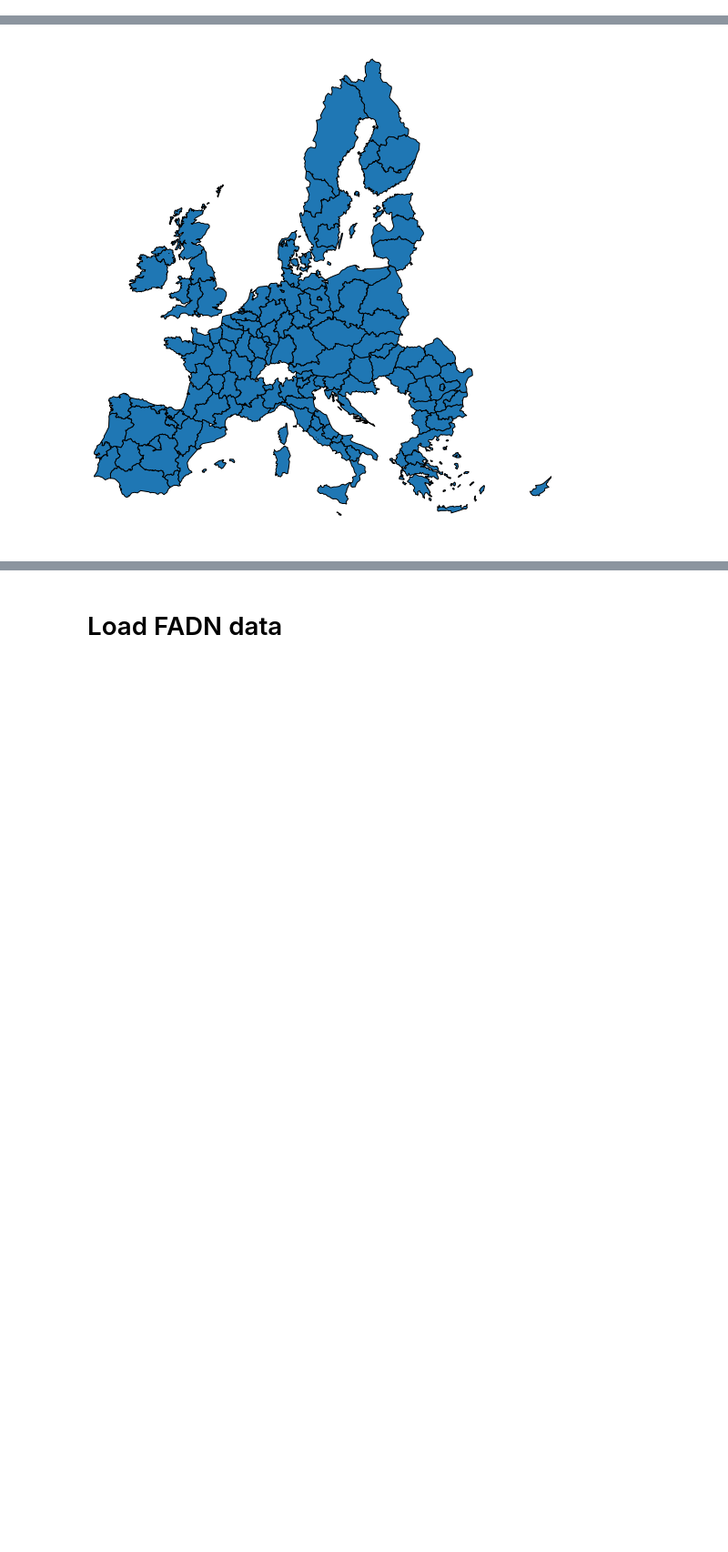
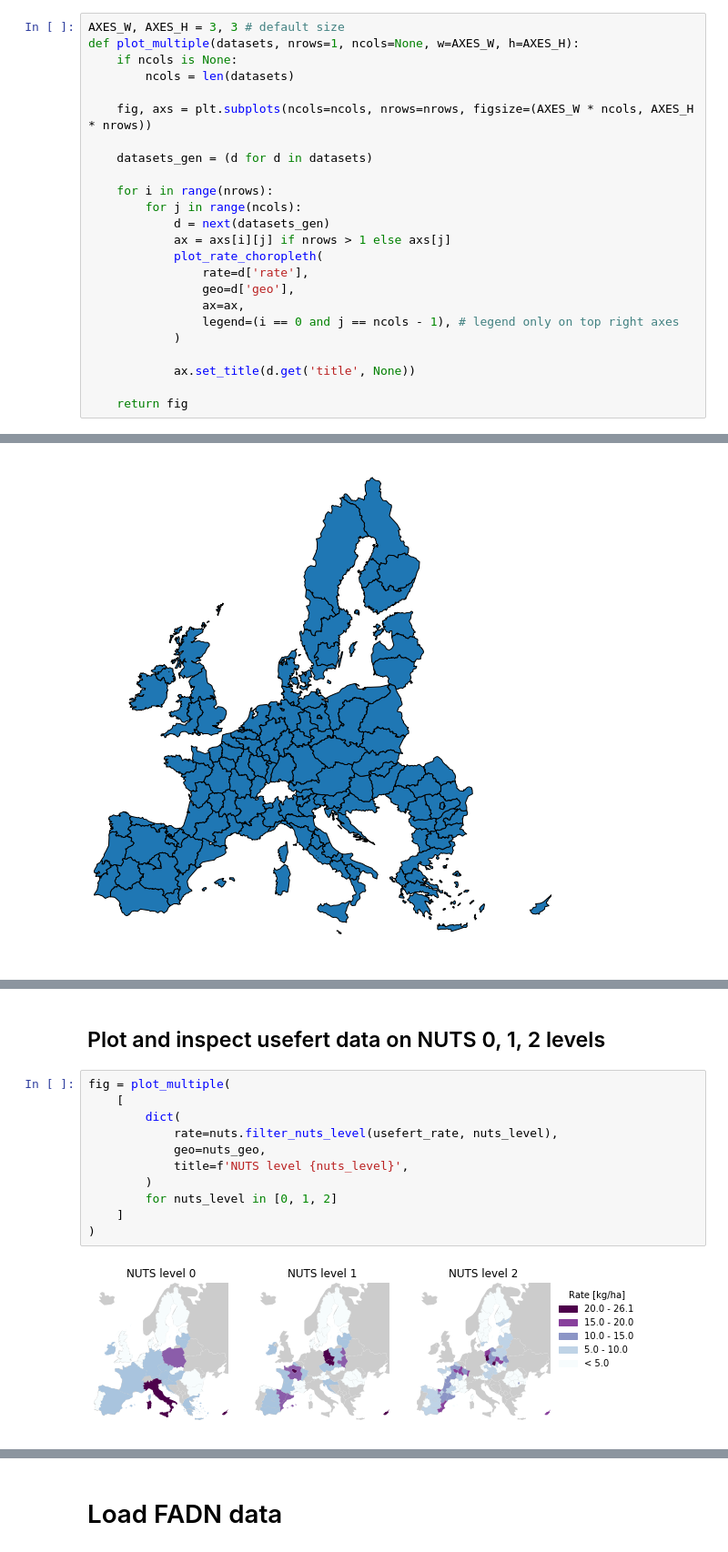
Before and after one commit to rasmuse/subnational-p-budgets, a Jupyter notebook: Mineral fertilizer.ipynb, the cells around one changed output, grey strips where cells are left out. Shown: that part at 91% size. Drawn from its saved outputs; the diff is of its cells as text; blank space fills up the shorter version.

```diff
--- a/Mineral fertilizer.ipynb
+++ b/Mineral fertilizer.ipynb
@@ -12,3 +31,27 @@ import plots
+# %%
+AXES_W, AXES_H = 3, 3 # default size
+def plot_multiple(datasets, nrows=1, ncols=None, w=AXES_W, h=AXES_H):
+    if ncols is None:
+        ncols = len(datasets)
+
+    fig, axs = plt.subplots(ncols=ncols, nrows=nrows, figsize=(AXES_W * ncols, AXES_H * nrows))
+
+    datasets_gen = (d for d in datasets)
+
+    for i in range(nrows):
+        for j in range(ncols):
+            d = next(datasets_gen)
+            ax = axs[i][j] if nrows > 1 else axs[j]
+            plot_rate_choropleth(
+                rate=d['rate'],
+                geo=d['geo'],
+                ax=ax,
+                legend=(i == 0 and j == ncols - 1), # legend only on top right axes
+            )
+
+            ax.set_title(d.get('title', None))
+
+    return fig
 # %% [markdown]
 # Load NUTS regions GIS data
 # %%
@@ -41,0 +159,15 @@ ax.figure.set_size_inches(10, 10)
+# %% [markdown]
+## Plot and inspect usefert data on NUTS 0, 1, 2 levels
+# %%
+fig = plot_multiple(
+    [
+        dict(
+            rate=nuts.filter_nuts_level(usefert_rate, nuts_level),
+            geo=nuts_geo,
+            title=f'NUTS level {nuts_level}',
+        )
+        for nuts_level in [0, 1, 2]
+    ]
+)
+# %% [output]
+[figure, added]
```
Also changed, not shown: parts of 64 cells of this notebook, 1 other file.
